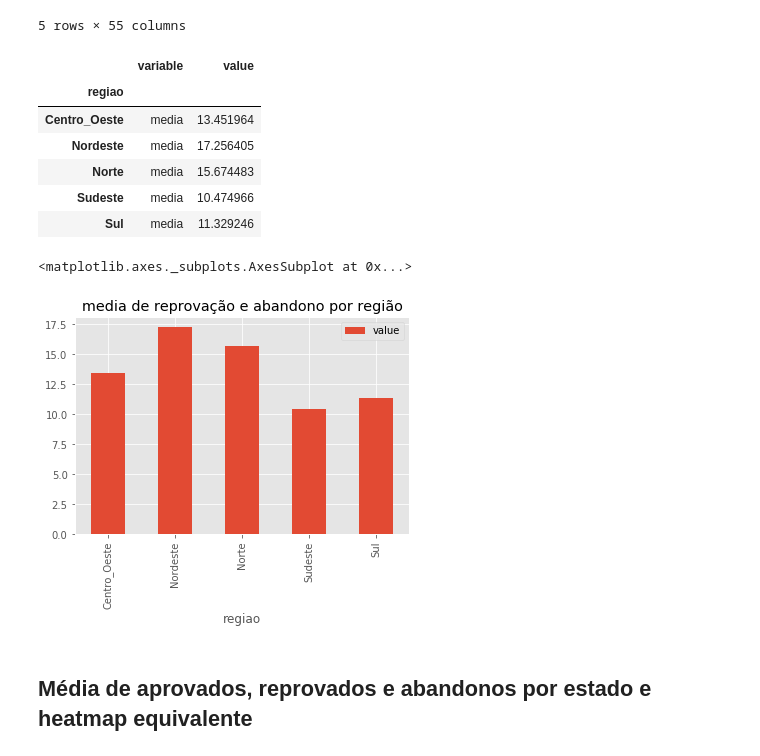
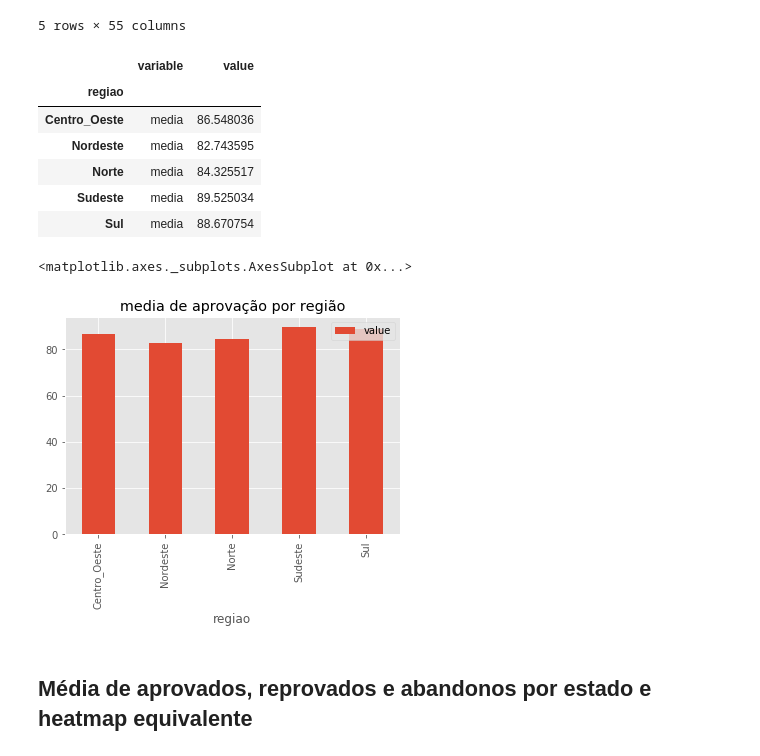
Before and after one commit to if1015-datascience-ufpe/2018-2-projeto-petshop, a Jupyter notebook: rendimento_ensinobasico.ipynb, the cells around one changed output. Saved outputs shown, nothing was run; the diff lists cells and outputs as text; code cells hidden in the pictures.

```diff
--- a/rendimento_ensinobasico.ipynb
+++ b/rendimento_ensinobasico.ipynb
@@ -247,25 +244,0 @@ df_muni
-# %%
-df_municipios['localizacao'] = df_municipios.localizacao.astype('category')
-df_localizacao = df_municipios[[
-    'localizacao',
-    'aprovacao_fundamental_1', 'aprovacao_fundamental_2', 'aprovacao_fundamental_3',
-    'aprovacao_fundamental_4', 'aprovacao_fundamental_5', 'aprovacao_fundamental_6',
-    'aprovacao_fundamental_7', 'aprovacao_fundamental_8', 'aprovacao_fundamental_9',
-    'aprovacao_fundamental_1:5', 'aprovacao_fundamental_6:9', 'aprovacao_fundamental_1:9',
-    'aprovacao_medio_1', 'aprovacao_medio_2', 'aprovacao_medio_3', 'aprovacao_medio_4',
-    'aprovacao_medio_0', 'aprovacao_medio_0:4',
-    'reprovacao_fundamental_1', 'reprovacao_fundamental_2', 'reprovacao_fundamental_3',
-    'reprovacao_fundamental_4', 'reprovacao_fundamental_5', 'reprovacao_fundamental_6',
-    'reprovacao_fundamental_7', 'reprovacao_fundamental_8', 'reprovacao_fundamental_9',
-    'reprovacao_fundamental_1:5', 'reprovacao_fundamental_6:9', 'reprovacao_fundamental_1:9',
-    'reprovacao_medio_1', 'reprovacao_medio_2', 'reprovacao_medio_3', 'reprovacao_medio_4',
-    'reprovacao_medio_0', 'reprovacao_medio_0:4',
-    'abandono_fundamental_1', 'abandono_fundamental_2', 'abandono_fundamental_3',
-    'abandono_fundamental_4', 'abandono_fundamental_5', 'abandono_fundamental_6',
-    'abandono_fundamental_7', 'abandono_fundamental_8', 'abandono_fundamental_9',
-    'abandono_fundamental_1:5', 'abandono_fundamental_6:9', 'abandono_fundamental_1:9',
-    'abandono_medio_1', 'abandono_medio_2', 'abandono_medio_3', 'abandono_medio_4',
-    'abandono_medio_0', 'abandono_medio_0:4',
-]]
-df_localizacao = df_localizacao.groupby('localizacao').mean()
-df_localizacao.head()
@@ -436,7 +373,7 @@ df_regiao.set_index('regiao', inplace=True)
 # %%
 df_regiao_apr = df_regiao[aprovados_serie]
 df_regiao_apr = df_regiao_apr.groupby('regiao').mean()
-df_regiao_apr['media'] = 100 - df_regiao_apr.mean(axis=1)
+df_regiao_apr['media'] = df_regiao_apr.mean(axis=1)
 df_regiao_apr.drop(aprovados_serie, inplace=True, axis=1)
 df_regiao_apr.reset_index(inplace=True)
 df_regiao_apr = pd.melt(df_regiao_apr, "regiao", 'media').set_index("regiao")
@@ -445,16 +382,16 @@ df_regiao_apr.head()
 # %% [output]
 |  | variable | value |
 | regiao |  |  |
-| Centro_Oeste | media | 13.451964 |
-| Nordeste | media | 17.256405 |
-| Norte | media | 15.674483 |
-| Sudeste | media | 10.474966 |
-| Sul | media | 11.329246 |
+| Centro_Oeste | media | 86.548036 |
+| Nordeste | media | 82.743595 |
+| Norte | media | 84.325517 |
+| Sudeste | media | 89.525034 |
+| Sul | media | 88.670754 |
 # %%
-df_regiao_apr.plot.bar(title="media de reprovação e abandono por região")
+df_regiao_apr.plot.bar(title="media de aprovação por região")
 # %% [output]
 <matplotlib.axes._subplots.AxesSubplot at 0x...>
-[figure, old version]
+[figure, new version]
 # %% [markdown]
 ## Média de aprovados, reprovados e abandonos por estado e heatmap equivalente
 # %%
```
Also changed, not shown: parts of 12 cells of this notebook.
